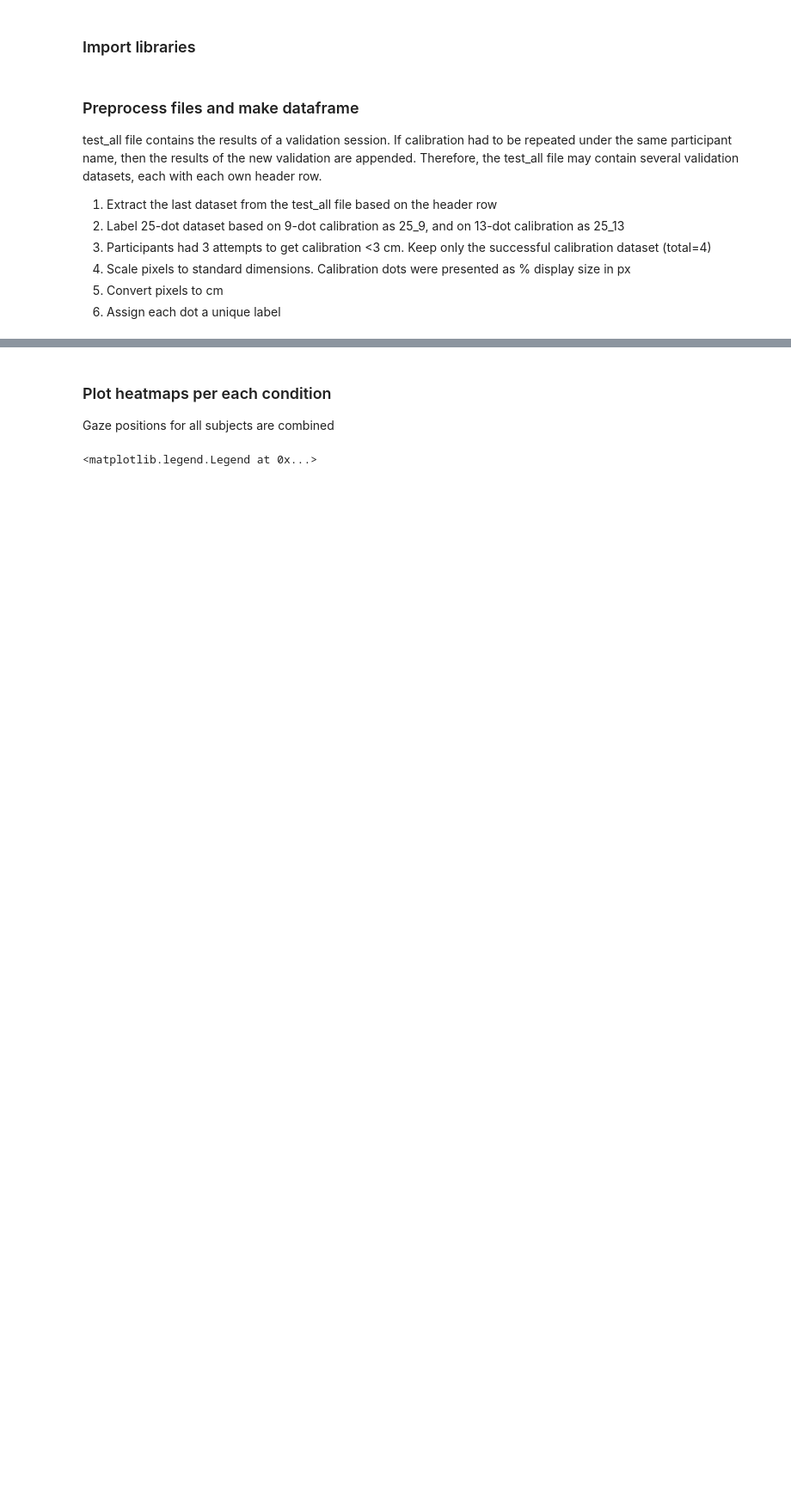
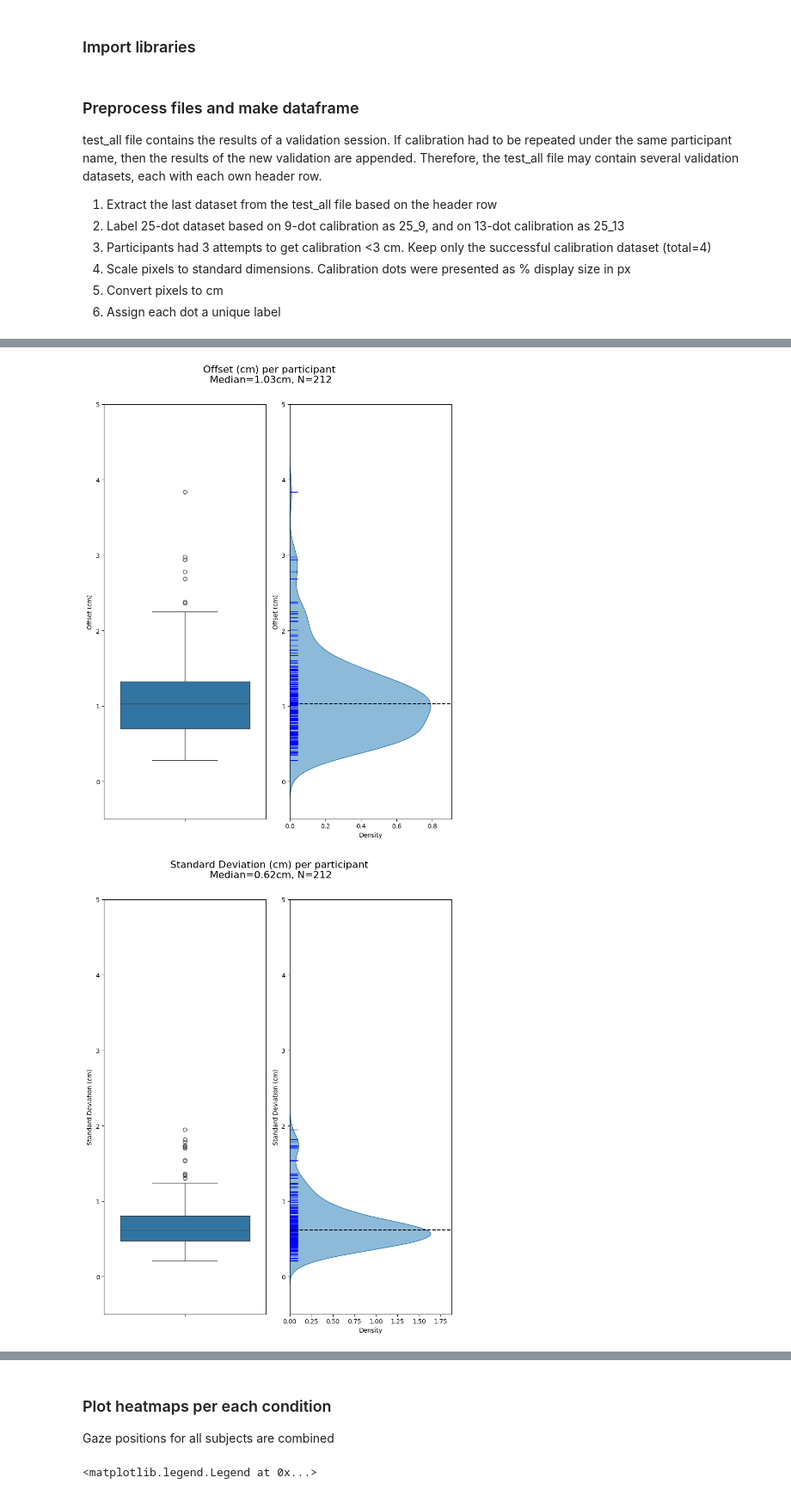
Before and after one commit to artembelopolsky/DeepEye_analyze, a Jupyter notebook: deepeye_analyze_VBLDress1_calibration.ipynb, the cells around one changed output, grey strips where cells are left out. Shown at 86% size. Saved outputs shown, nothing was run; the diff lists cells and outputs as text; code cells hidden in the pictures; blank space fills up the shorter version.

```diff
--- a/deepeye_analyze_VBLDress1_calibration.ipynb
+++ b/deepeye_analyze_VBLDress1_calibration.ipynb
@@ -80,0 +261,80 @@ FileNotFoundError: [Errno 2] No such file or directory: 'C:/Users/aby600/Dropbox
+# %%
+def plot_offset_SD_per_participant(measurement, name=''):
+
+    fig, ax = plt.subplots(nrows=1, ncols=2)
+    fig.set_size_inches((8.5, 11), forward=False)
+
+    sns.kdeplot(y=measurement, ax=ax[1], fill=True, alpha=0.5)
+    # Plot individual points
+    sns.rugplot(y=measurement, ax=ax[1], height=0.05, color="b")
+    median_data = measurement.median()
+    plt.axhline(median_data, color='k', linestyle='--', linewidth=1.5, label=f'Median: {median_data:.2f}')
+
+
+    sns.boxplot(y=measurement, ax=ax[0])
+
+    ax[0].set_ylim(-0.5,5)
+    ax[1].set_ylim(-0.5,5)
+
+    # Save plot
+    fig.suptitle(f'{name} per participant\n Median={median_data:.2f}cm, N={all_df.subj_nr.unique().size}', fontsize=16)
+    ax[0].set_ylabel(name)
+    ax[1].set_ylabel(name)
+
+    fig.tight_layout()
+    fig.subplots_adjust(top=0.9)
+    # fig.savefig('summary.jpg', dpi=1000)
+
+
+# Loop thru each condition
+count_plots = 0
+summary_df_all = []
+
+
+
+# df for all subjects for each condition
+summary_df = []
+
+# Loop thru each subject and unique dot
+for _, j in all_df.groupby(['subj_nr', 'unique_dot']):
+
+    # Get median gaze for each unique dot in pixels
+    j['median_pred_x'] = j.user_pred_px_x_scaled.median()
+    j['median_pred_y'] = j.user_pred_px_y_scaled.median()
+
+    # Get euclidean distance from each gaze sample to median gaze for each dot
+    j['eucl_dist_gaze_to_median_px'] = np_euclidean_distance(np.array([j.user_pred_px_x_scaled, j.user_pred_px_y_scaled]).T,
+                            np.array([j.median_pred_x, j.median_pred_y]).T)
+    j['eucl_dist_gaze_to_median_cm'] = j.eucl_dist_gaze_to_median_px * all_df.scale_cm_in_px.iloc[0]
+
+    # Get euclidean distance from median gaze to ground truth (accuracy)
+    j['offset_px'] = np_euclidean_distance(np.array([j.median_pred_x, j.median_pred_y]).T, np.array([j.x_scaled, j.y_scaled]).T)
+    j['offset_cm'] = j.offset_px * all_df.scale_cm_in_px.iloc[0]
+
+    summary_df.append(j)
+
+# Concatenate datasets from all subjects
+summary_df = pd.concat(summary_df)
+
+# Get STD (mean distance of gaze_to_median per subject)
+agg_SD = summary_df.groupby(['subj_nr'])[['eucl_dist_gaze_to_median_cm']].mean().reset_index()
+
+# Get offset
+agg_OFFSET = summary_df.groupby(['subj_nr'])[['offset_cm']].mean().reset_index()
+
+# Plot offset per subject
+plot_offset_SD_per_participant(agg_OFFSET.offset_cm, name='Offset (cm)')
+
+# Plot SD per subject
+plot_offset_SD_per_participant(agg_SD.eucl_dist_gaze_to_median_cm, name='Standard Deviation (cm)')
+
+
+
+# accumulate all dfs across conditions
+summary_df_all.append(summary_df)
+
+# Concatenate datasets across conditions
+summary_df_all = pd.concat(summary_df_all)
+# %% [output]
+[figure, added]
+[figure, added]
```
Also changed, not shown: parts of 10 cells of this notebook.
